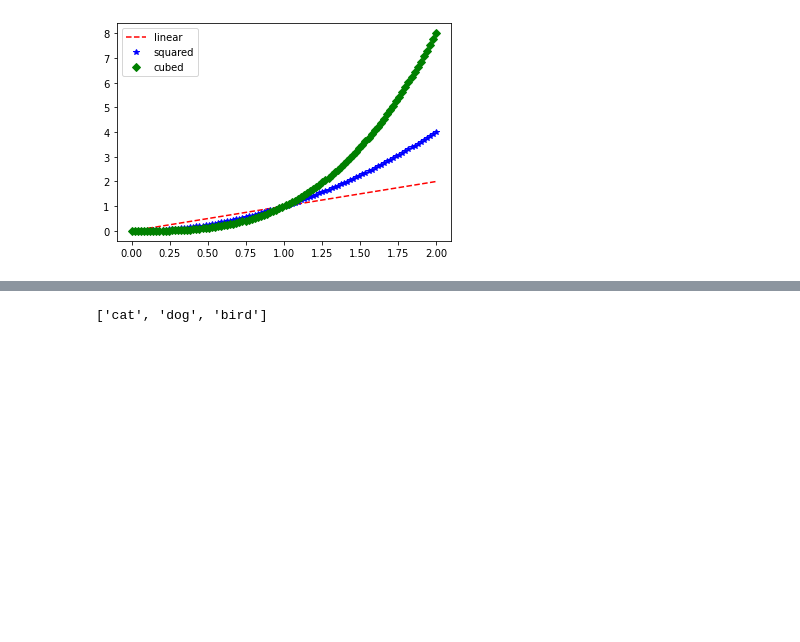
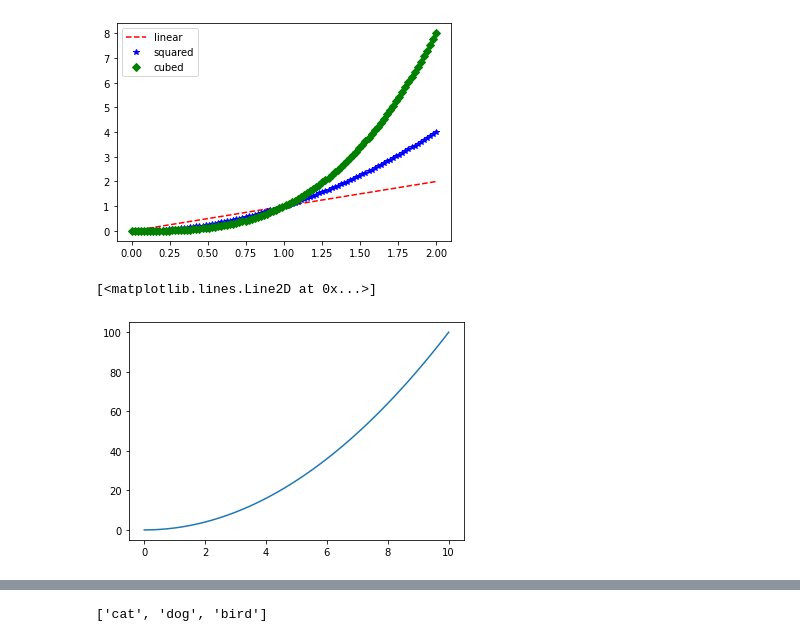
Before and after one commit to maefl0wer/Statistics2022, a Jupyter notebook: MaeBloom_lab1.ipynb, the cells around one changed output, grey strips where cells are left out. Drawn from its saved outputs; the diff is of its cells as text; code cells hidden in the pictures; blank space fills up the shorter version.

```diff
--- a/MaeBloom_lab1.ipynb
+++ b/MaeBloom_lab1.ipynb
@@ -351,3 +351,14 @@ plt.legend() ;
 # added different markers for all of the lines; ex. in a lab report with three variables needing to be shown in a graph
 # %% [output]
 [figure]
+# %%
+x = np.linspace(0,10,100)
+#x axis will go from 0-10 with 100 steps to connect them
+# %%
+y = x**2
+#defining y as x squared
+# %%
+plt.plot(x,y)
+# %% [output]
+[<matplotlib.lines.Line2D at 0x...>]
+[figure, added]
```
Also changed, not shown: parts of 9 cells of this notebook.
